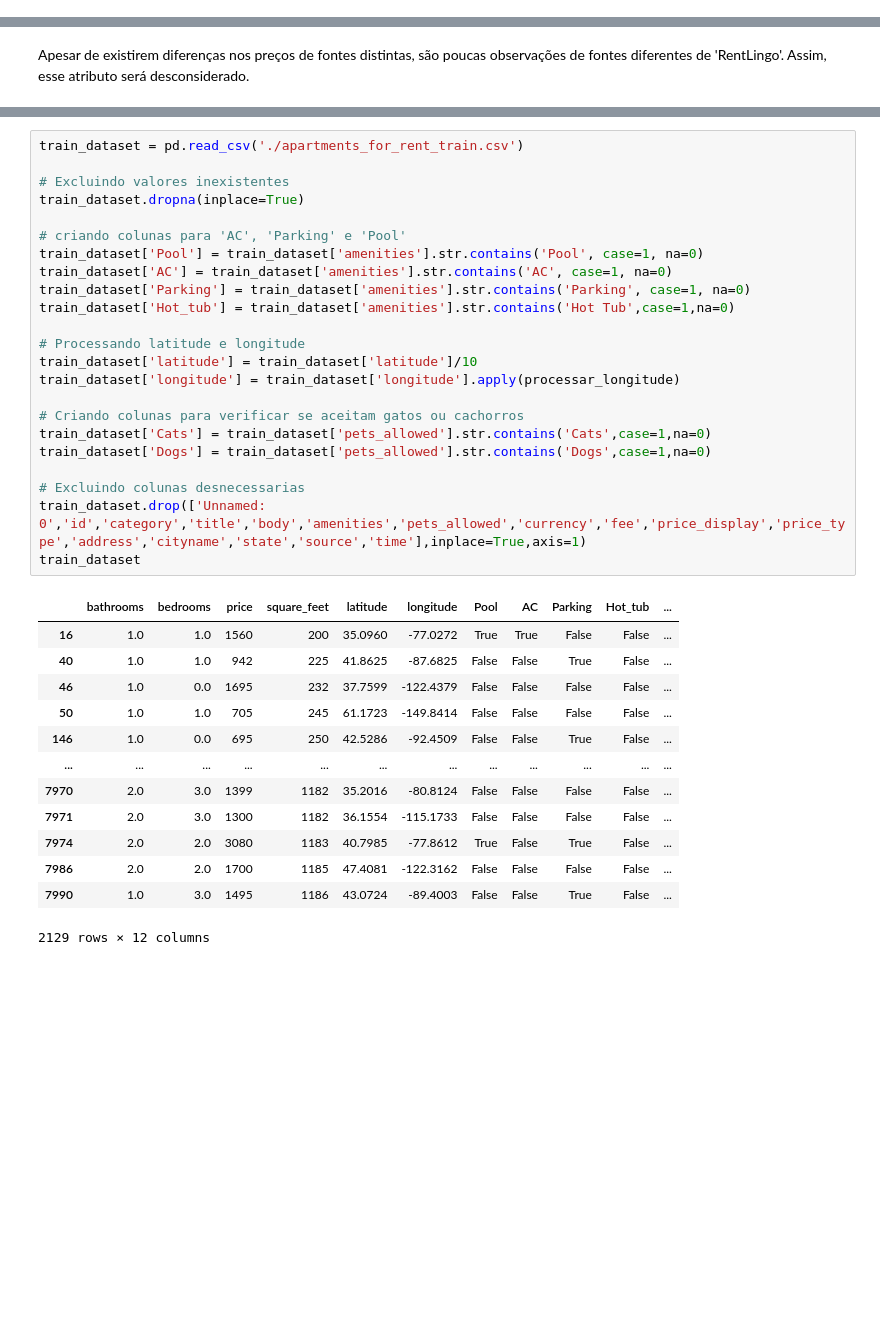
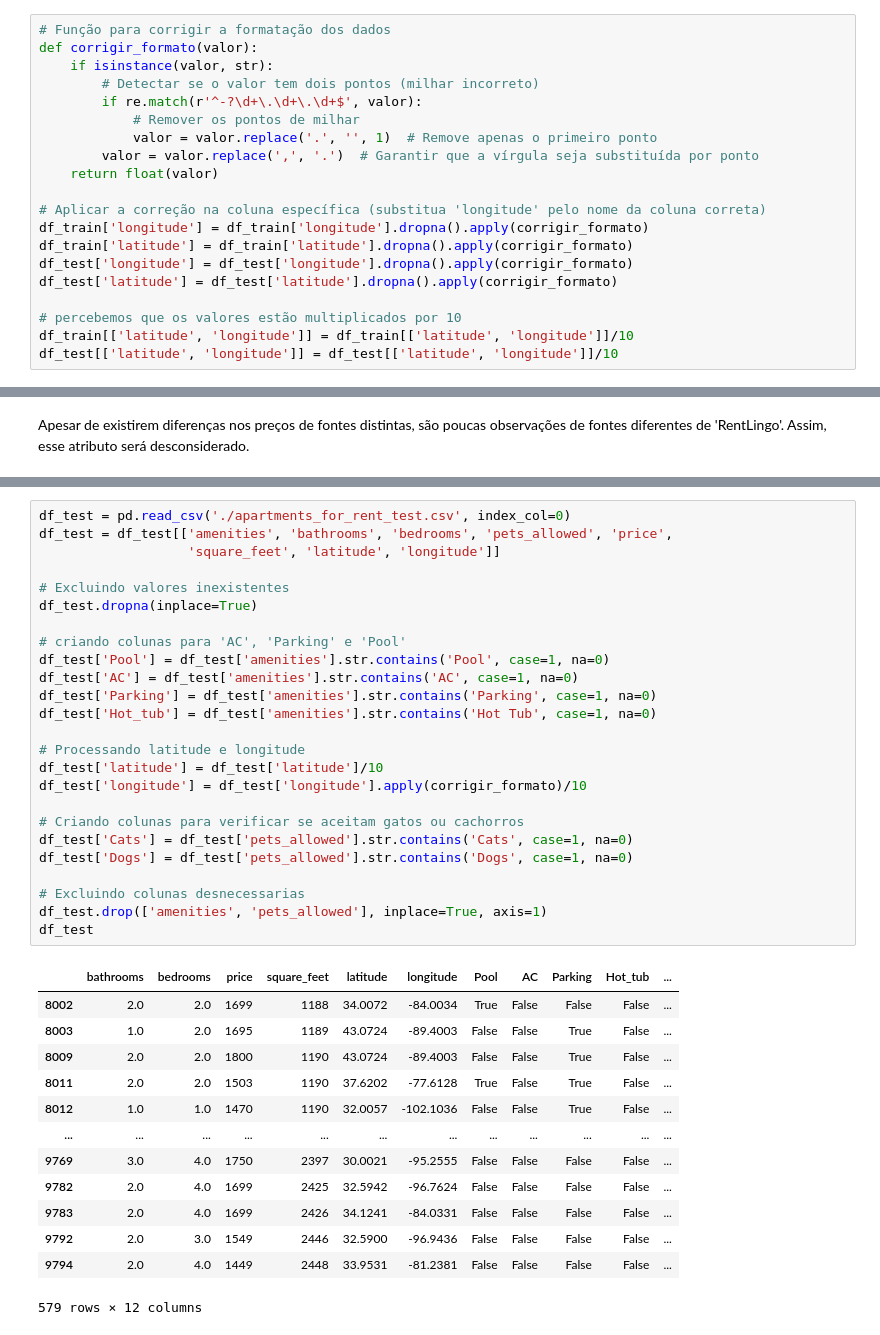
Before and after one commit to joaopcvieira/CMC-13, a Jupyter notebook: Lab Final/main.ipynb, the cells around one changed output, grey strips where cells are left out. Saved outputs shown, nothing was run; the diff lists cells and outputs as text; blank space fills up the shorter version.

```diff
--- a/Lab Final/main.ipynb
+++ b/Lab Final/main.ipynb
@@ -57,0 +138,20 @@ dtype: object
+# %%
+# Função para corrigir a formatação dos dados
+def corrigir_formato(valor):
+    if isinstance(valor, str):
+        # Detectar se o valor tem dois pontos (milhar incorreto)
+        if re.match(r'^-?\d+\.\d+\.\d+$', valor):
+            # Remover os pontos de milhar
+            valor = valor.replace('.', '', 1)  # Remove apenas o primeiro ponto
+        valor = valor.replace(',', '.')  # Garantir que a vírgula seja substituída por ponto
+    return float(valor)
+
+# Aplicar a correção na coluna específica (substitua 'longitude' pelo nome da coluna correta)
+df_train['longitude'] = df_train['longitude'].dropna().apply(corrigir_formato)
+df_train['latitude'] = df_train['latitude'].dropna().apply(corrigir_formato)
+df_test['longitude'] = df_test['longitude'].dropna().apply(corrigir_formato)
+df_test['latitude'] = df_test['latitude'].dropna().apply(corrigir_formato)
+
+# percebemos que os valores estão multiplicados por 10
+df_train[['latitude', 'longitude']] = df_train[['latitude', 'longitude']]/10
+df_test[['latitude', 'longitude']] = df_test[['latitude', 'longitude']]/10
@@ -169,37 +276,39 @@ time             float64
 # %%
-train_dataset = pd.read_csv('./apartments_for_rent_train.csv')
+df_test = pd.read_csv('./apartments_for_rent_test.csv', index_col=0)
+df_test = df_test[['amenities', 'bathrooms', 'bedrooms', 'pets_allowed', 'price',
+                   'square_feet', 'latitude', 'longitude']]
 
 # Excluindo valores inexistentes
-train_dataset.dropna(inplace=True)
+df_test.dropna(inplace=True)
 
 # criando colunas para 'AC', 'Parking' e 'Pool'
-train_dataset['Pool'] = train_dataset['amenities'].str.contains('Pool', case=1, na=0)
-train_dataset['AC'] = train_dataset['amenities'].str.contains('AC', case=1, na=0)
-train_dataset['Parking'] = train_dataset['amenities'].str.contains('Parking', case=1, na=0)
-train_dataset['Hot_tub'] = train_dataset['amenities'].str.contains('Hot Tub',case=1,na=0)
+df_test['Pool'] = df_test['amenities'].str.contains('Pool', case=1, na=0)
+df_test['AC'] = df_test['amenities'].str.contains('AC', case=1, na=0)
+df_test['Parking'] = df_test['amenities'].str.contains('Parking', case=1, na=0)
+df_test['Hot_tub'] = df_test['amenities'].str.contains('Hot Tub', case=1, na=0)
 
 # Processando latitude e longitude
-train_dataset['latitude'] = train_dataset['latitude']/10
-train_dataset['longitude'] = train_dataset['longitude'].apply(processar_longitude)
+df_test['latitude'] = df_test['latitude']/10
+df_test['longitude'] = df_test['longitude'].apply(corrigir_formato)/10
 
 # Criando colunas para verificar se aceitam gatos ou cachorros
-train_dataset['Cats'] = train_dataset['pets_allowed'].str.contains('Cats',case=1,na=0)
-train_dataset['Dogs'] = train_dataset['pets_allowed'].str.contains('Dogs',case=1,na=0)
+df_test['Cats'] = df_test['pets_allowed'].str.contains('Cats', case=1, na=0)
+df_test['Dogs'] = df_test['pets_allowed'].str.contains('Dogs', case=1, na=0)
 
 # Excluindo colunas desnecessarias
-train_dataset.drop(['Unnamed: 0','id','category','title','body','amenities','pets_allowed','currency','fee','price_display','price_type','address','cityname','state','source','time'],inplace=True,axis=1)
-train_dataset
+df_test.drop(['amenities', 'pets_allowed'], inplace=True, axis=1)
+df_test
 # %% [output]
 |  | bathrooms | bedrooms | price | square_feet | latitude | longitude | Pool | AC | Parking | Hot_tub | ... |
-| 16 | 1.0 | 1.0 | 1560 | 200 | 35.0960 | -77.0272 | True | True | False | False | ... |
-| 40 | 1.0 | 1.0 | 942 | 225 | 41.8625 | -87.6825 | False | False | True | False | ... |
-| 46 | 1.0 | 0.0 | 1695 | 232 | 37.7599 | -122.4379 | False | False | False | False | ... |
-| 50 | 1.0 | 1.0 | 705 | 245 | 61.1723 | -149.8414 | False | False | False | False | ... |
-| 146 | 1.0 | 0.0 | 695 | 250 | 42.5286 | -92.4509 | False | False | True | False | ... |
+| 8002 | 2.0 | 2.0 | 1699 | 1188 | 34.0072 | -84.0034 | True | False | False | False | ... |
+| 8003 | 1.0 | 2.0 | 1695 | 1189 | 43.0724 | -89.4003 | False | False | True | False | ... |
+| 8009 | 2.0 | 2.0 | 1800 | 1190 | 43.0724 | -89.4003 | False | False | True | False | ... |
+| 8011 | 2.0 | 2.0 | 1503 | 1190 | 37.6202 | -77.6128 | True | False | True | False | ... |
+| 8012 | 1.0 | 1.0 | 1470 | 1190 | 32.0057 | -102.1036 | False | False | True | False | ... |
 | ... | ... | ... | ... | ... | ... | ... | ... | ... | ... | ... | ... |
-| 7970 | 2.0 | 3.0 | 1399 | 1182 | 35.2016 | -80.8124 | False | False | False | False | ... |
-| 7971 | 2.0 | 3.0 | 1300 | 1182 | 36.1554 | -115.1733 | False | False | False | False | ... |
-| 7974 | 2.0 | 2.0 | 3080 | 1183 | 40.7985 | -77.8612 | True | False | True | False | ... |
-| 7986 | 2.0 | 2.0 | 1700 | 1185 | 47.4081 | -122.3162 | False | False | False | False | ... |
-| 7990 | 1.0 | 3.0 | 1495 | 1186 | 43.0724 | -89.4003 | False | False | True | False | ... |
+| 9769 | 3.0 | 4.0 | 1750 | 2397 | 30.0021 | -95.2555 | False | False | False | False | ... |
+| 9782 | 2.0 | 4.0 | 1699 | 2425 | 32.5942 | -96.7624 | False | False | False | False | ... |
+| 9783 | 2.0 | 4.0 | 1699 | 2426 | 34.1241 | -84.0331 | False | False | False | False | ... |
+| 9792 | 2.0 | 3.0 | 1549 | 2446 | 32.5900 | -96.9436 | False | False | False | False | ... |
+| 9794 | 2.0 | 4.0 | 1449 | 2448 | 33.9531 | -81.2381 | False | False | False | False | ... |
-2129 rows × 12 columns
+579 rows × 12 columns
```
Also changed, not shown: parts of 33 cells of this notebook.
